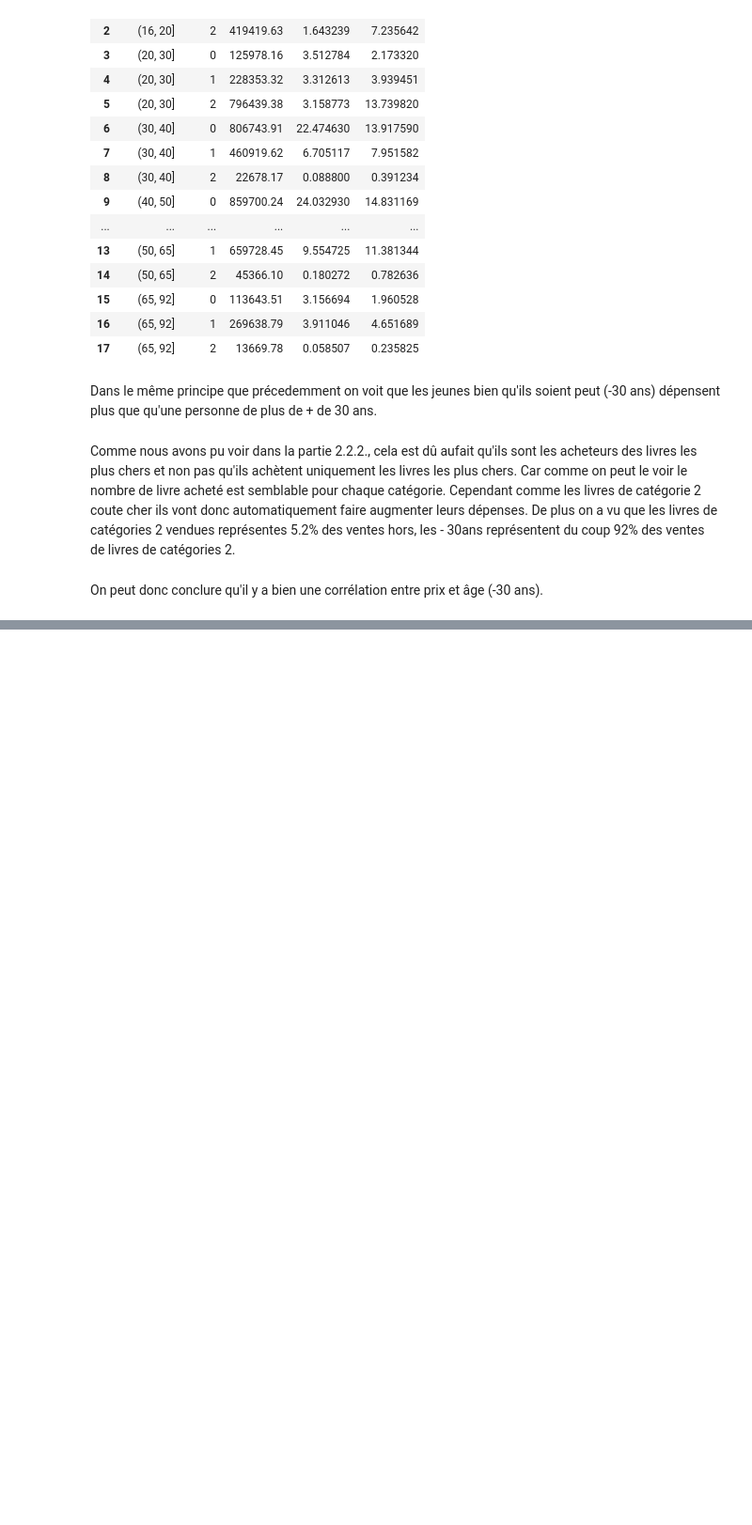
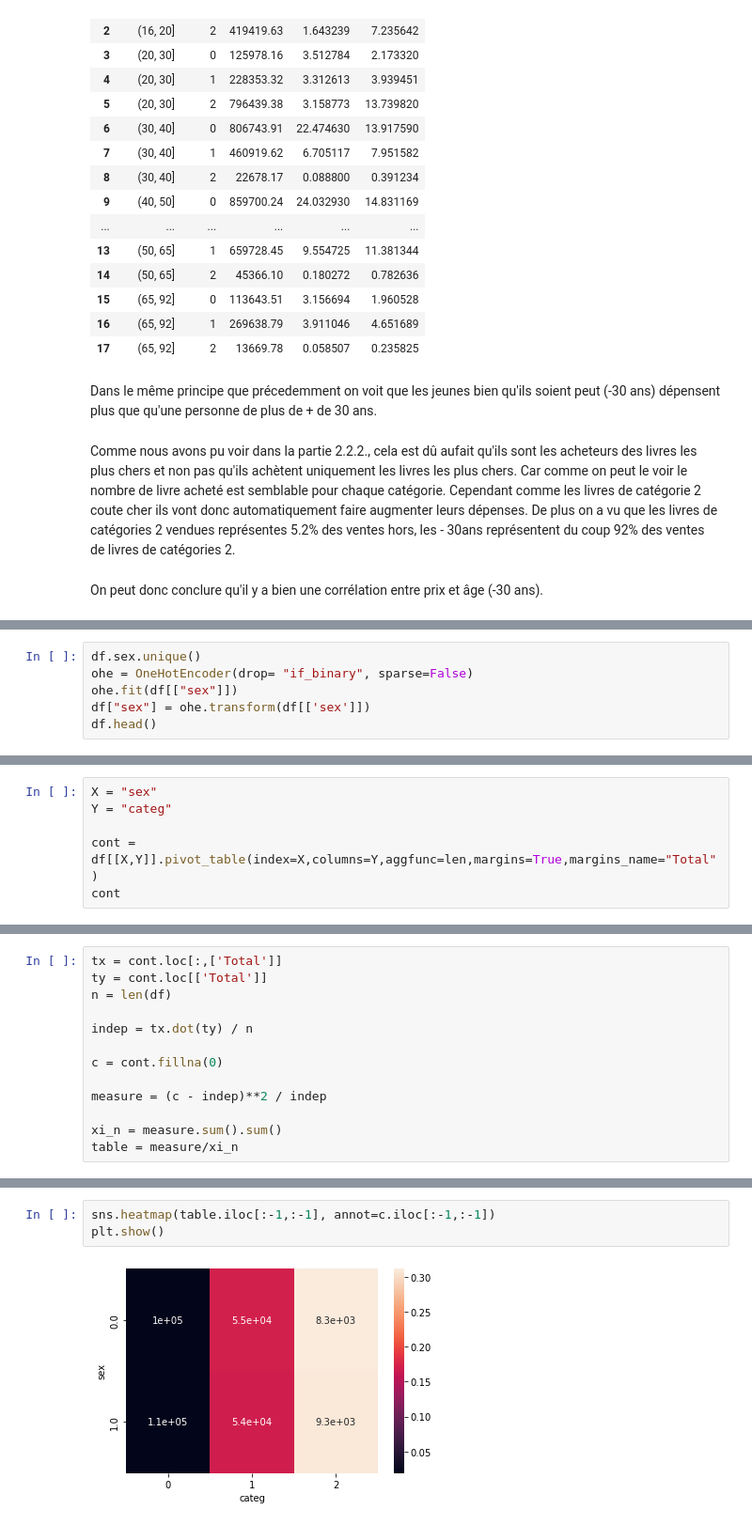
Before and after one commit to brmuloot/Book_Business, a Jupyter notebook: Book_business.ipynb, the cells around one changed output, grey strips where cells are left out. Shown at 94% size. Saved outputs shown, nothing was run; the diff lists cells and outputs as text; blank space fills up the shorter version.

```diff
--- a/Book_business.ipynb
+++ b/Book_business.ipynb
@@ -624,0 +621,6 @@ On peut donc conclure qu'il y a bien une corrélation entre prix et âge (-30 an
+# %%
+df.sex.unique()
+ohe = OneHotEncoder(drop= "if_binary", sparse=False)
+ohe.fit(df[["sex"]])
+df["sex"] = ohe.transform(df[['sex']])
+df.head()
@@ -624,0 +661,6 @@ On peut donc conclure qu'il y a bien une corrélation entre prix et âge (-30 an
+# %%
+X = "sex"
+Y = "categ"
+
+cont = df[[X,Y]].pivot_table(index=X,columns=Y,aggfunc=len,margins=True,margins_name="Total")
+cont
@@ -624,0 +673,13 @@ On peut donc conclure qu'il y a bien une corrélation entre prix et âge (-30 an
+# %%
+tx = cont.loc[:,['Total']]
+ty = cont.loc[['Total']]
+n = len(df)
+
+indep = tx.dot(ty) / n
+
+c = cont.fillna(0)
+
+measure = (c - indep)**2 / indep
+
+xi_n = measure.sum().sum()
+table = measure/xi_n
@@ -624,0 +704,5 @@ On peut donc conclure qu'il y a bien une corrélation entre prix et âge (-30 an
+# %%
+sns.heatmap(table.iloc[:-1,:-1], annot=c.iloc[:-1,:-1])
+plt.show()
+# %% [output]
+[figure, added]
```
Also changed, not shown: parts of 37 cells of this notebook, 3 other files.
